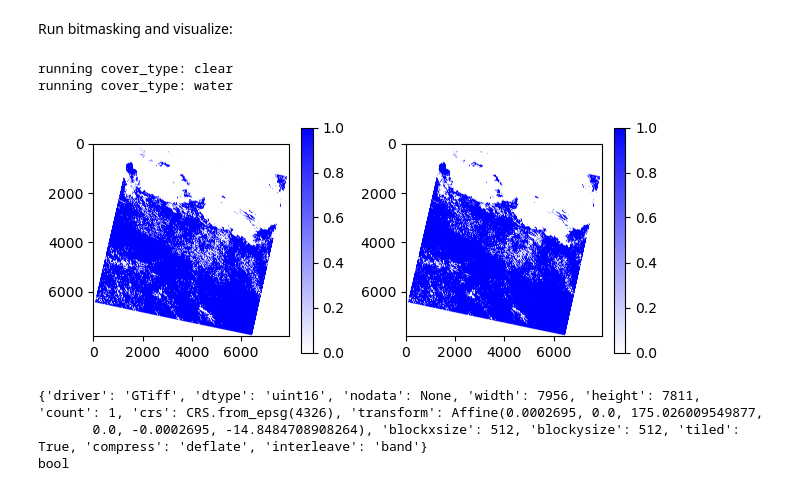
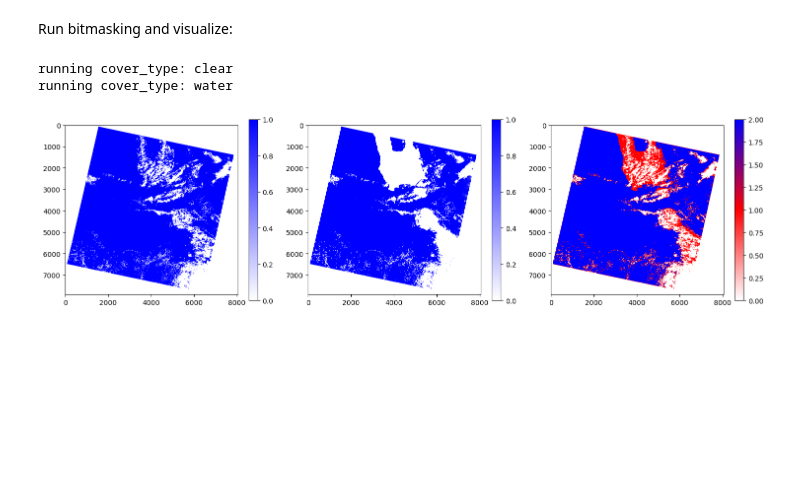
Before and after one commit to sabinenix/testing-wofs, a Jupyter notebook: bit-masking.ipynb, the cells around one changed output. Drawn from its saved outputs; the diff is of its cells as text; code cells hidden in the pictures; blank space fills up the shorter version.

Commit message:
combined water and clear masks

```diff
--- a/bit-masking.ipynb
+++ b/bit-masking.ipynb
@@ -16,12 +16,12 @@ import rasterio
 Selecting Bands:
 # %%
 # Directory with Landsat scene data
-#landsat_folder = '/home/spatialdays/Documents/ARD_Data/ARD_Landsat/ScaleValues/Scaled/LC08_L2SR_082071_20211126_tmp_2/LC08_L2SR_082071_20211126/'
-landsat_folder = '/home/spatialdays/Documents/ARD_Data/ARD_Landsat/ScaleValues/Scaled/LC08_L2SR_076071_20200910_tmp/LC08_L2SR_076071_20200910/'
+landsat_folder = '/home/spatialdays/Documents/ARD_Data/ARD_Landsat/ScaleValues/Scaled/LC08_L2SR_082071_20211126_tmp_2/LC08_L2SR_082071_20211126/'
+#landsat_folder = '/home/spatialdays/Documents/ARD_Data/ARD_Landsat/ScaleValues/Scaled/LC08_L2SR_076071_20200910_tmp/LC08_L2SR_076071_20200910/'
 
 # Select the QA Pixel Band
-#qa_band = landsat_folder + 'LC08_L2SR_082071_20211126_20211201_02_T1_QA_PIXEL.tif'
-qa_band = landsat_folder + 'LC08_L2SR_076071_20200910_20200923_02_T2_QA_PIXEL.tif'
+qa_band = landsat_folder + 'LC08_L2SR_082071_20211126_20211201_02_T1_QA_PIXEL.tif'
+#qa_band = landsat_folder + 'LC08_L2SR_076071_20200910_20200923_02_T2_QA_PIXEL.tif'
 # %% [markdown]
 Bitmasking functions from dc_Mosaic with slight adjustments:
 # %%
@@ -99,45 +99,50 @@ Run bitmasking and visualize:
 # Run the clean mask function for clear and water
 clear_mask = landsat_qa_clean_mask(pixel_qa_band, 'LANDSAT_8', cover_types=['clear'])
 water_mask = landsat_qa_clean_mask(pixel_qa_band, 'LANDSAT_8', cover_types=['water'])
+
+# Add the masks together to get a combined mask
+combined_mask = clear_mask.astype(int) + water_mask.astype(int)
 
 # Apply the masks to the scene
 # TODO: Actually apply the masks - figure out how to do this if not using xr.merge because of image issues
 #clear_scene = bands_data.where(clear_mask)
 #water_scene = bands_data.where(water_mask)
 
 # Write the masks to tif
 clear_mask.rio.to_raster("clear_mask.tif", dtype="uint8")
 water_mask.rio.to_raster("water_mask.tif", dtype="uint8")
 
 
-# Visualize masks
-fig, axs = plt.subplots(1, 2)
+# Visualize masks in subplots with figure size 30,30
+fig, axs = plt.subplots(1, 3, figsize=(15,15))
 
-# Define the colormap
+# Define the colormaps
 custom_cmap = mpl.colors.LinearSegmentedColormap.from_list("", ["white","blue"])
+three_cmap = mpl.colors.LinearSegmentedColormap.from_list("", ["white","red", "blue"])
 
 # Squeeze the mask arrays to visualize
 clear_mask = np.squeeze(clear_mask)
 water_mask = np.squeeze(water_mask)
+combined_mask = np.squeeze(combined_mask)
 
 
 # Visualize clear mask
 clear_im = axs[0].imshow(clear_mask, cmap=custom_cmap)
-plt.colorbar(clear_im, ax=axs[0], shrink=0.5)
+plt.colorbar(clear_im, ax=axs[0], shrink=0.25)
 
 # Visualize water mask
 water_im = axs[1].imshow(water_mask, cmap=custom_cmap)
-plt.colorbar(water_im, ax=axs[1], shrink=0.5)
+plt.colorbar(water_im, ax=axs[1], shrink=0.25)
+
+# Visualize combined mask
+combined_im = axs[2].imshow(combined_mask, cmap=three_cmap)
+plt.colorbar(combined_im, ax=axs[2], shrink=0.25)
 
 plt.tight_layout()
 # %% [output]
 running cover_type: clear
 running cover_type: water
-[figure, old version]
+[figure, new version]
 # %%
 with rasterio.open(qa_band) as src: print(src.profile)
 print(clear_mask.dtype)
-# %% [output]
-{'driver': 'GTiff', 'dtype': 'uint16', 'nodata': None, 'width': 7956, 'height': 7811, 'count': 1, 'crs': CRS.from_epsg(4326), 'transform': Affine(0.0002695, 0.0, 175.026009549877,
-       0.0, -0.0002695, -14.8484708908264), 'blockxsize': 512, 'blockysize': 512, 'tiled': True, 'compress': 'deflate', 'interleave': 'band'}
-bool
```
Also changed, not shown: 1 other file.
